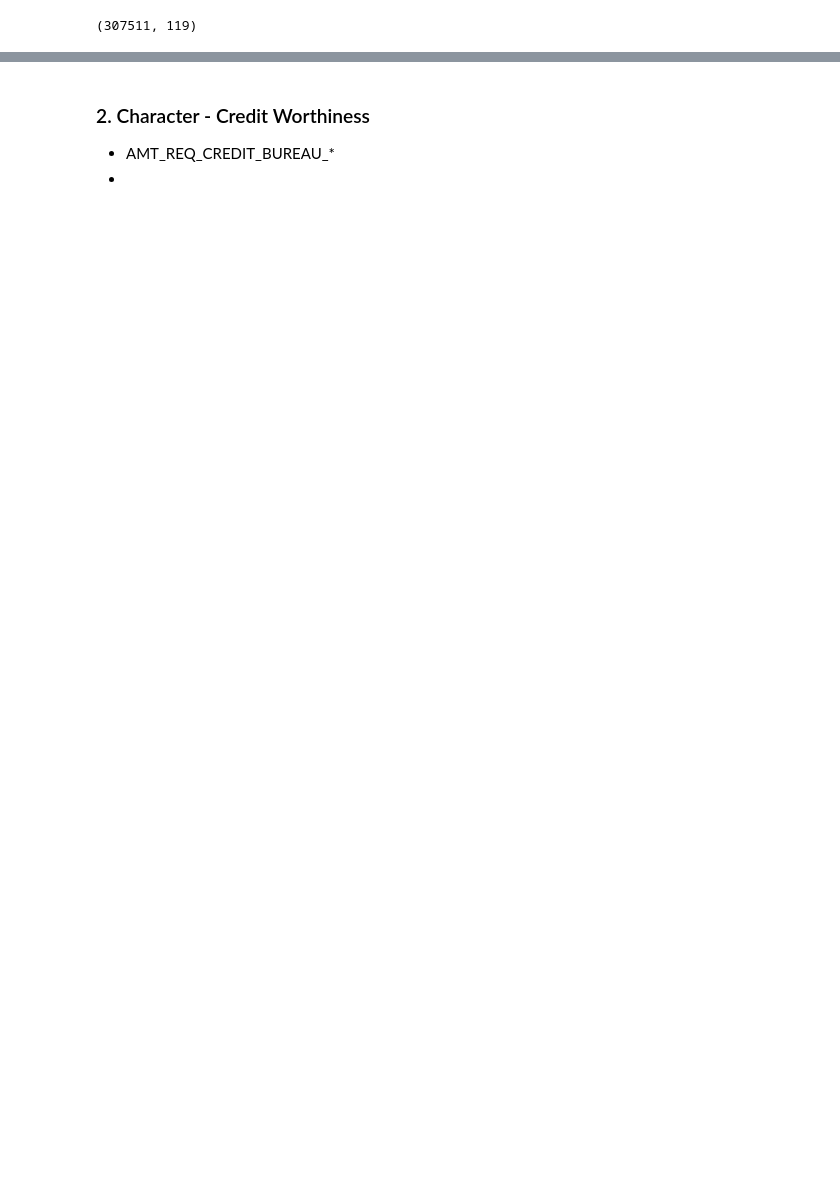
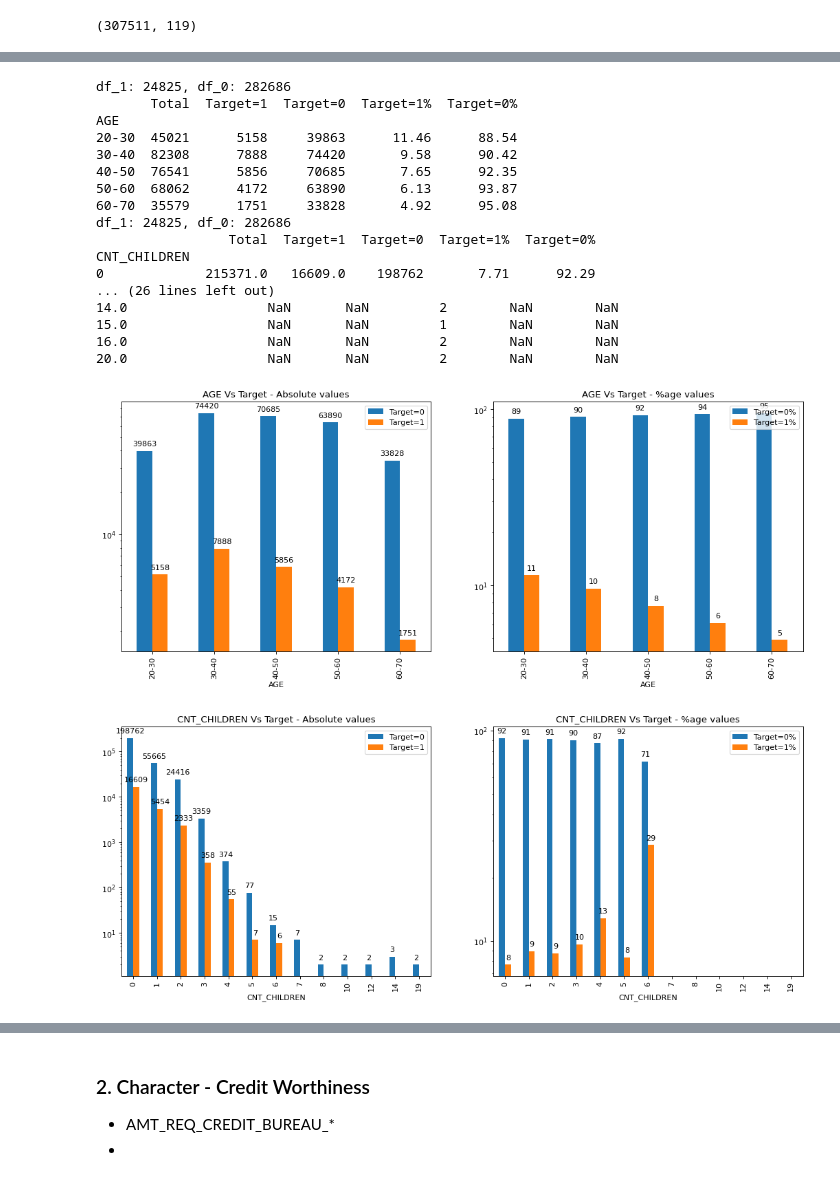
Before and after one commit to sreedevigattu/crediteda, a Jupyter notebook: CreditEDA.ipynb, the cells around one changed output, grey strips where cells are left out. Cells and saved outputs as stored; diff of their text form; code cells hidden in the pictures; blank space fills up the shorter version.

```diff
--- a/CreditEDA.ipynb
+++ b/CreditEDA.ipynb
@@ -776,0 +736,23 @@ print(df_ca.loc[df_ca['REGION_RATING_CLIENT'] < df_ca['REGION_RATING_CLIENT_W_CI
+# %%
+for col in ['AGE', 'CNT_CHILDREN', 'CNT_FAM_MEMBERS']:
+    compare(df_ca_demo_per, col, col, figsize=(16, 6))
+# %% [output]
+df_1: 24825, df_0: 282686
+       Total  Target=1  Target=0  Target=1%  Target=0%
+AGE
+20-30  45021      5158     39863      11.46      88.54
+30-40  82308      7888     74420       9.58      90.42
+40-50  76541      5856     70685       7.65      92.35
+50-60  68062      4172     63890       6.13      93.87
+60-70  35579      1751     33828       4.92      95.08
+df_1: 24825, df_0: 282686
+                 Total  Target=1  Target=0  Target=1%  Target=0%
+CNT_CHILDREN
+0             215371.0   16609.0    198762       7.71      92.29
+... (26 lines left out)
+14.0                  NaN       NaN         2        NaN        NaN
+15.0                  NaN       NaN         1        NaN        NaN
+16.0                  NaN       NaN         2        NaN        NaN
+20.0                  NaN       NaN         2        NaN        NaN
+[figure, added]
+[figure, added]
```
Also changed, not shown: parts of 63 cells of this notebook.
